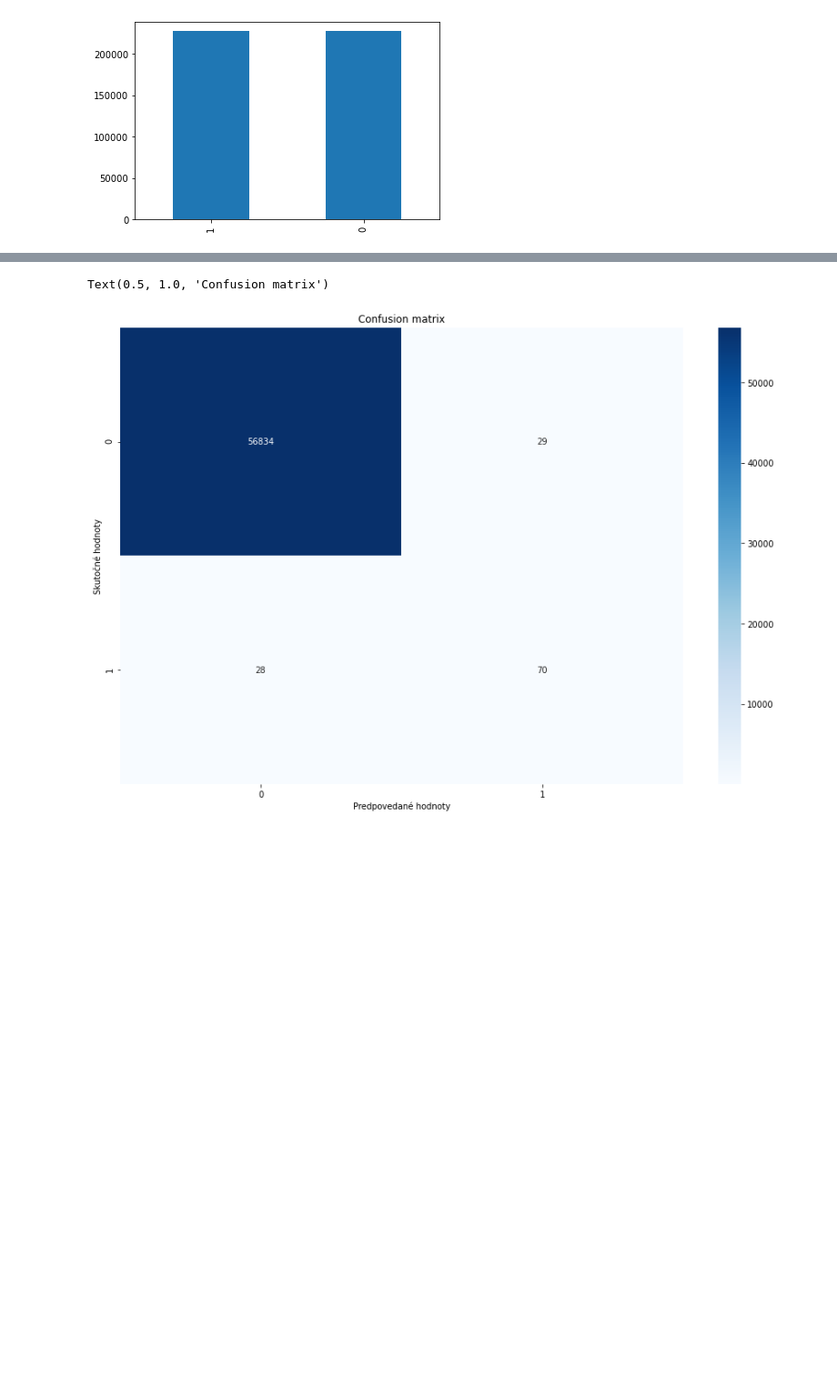
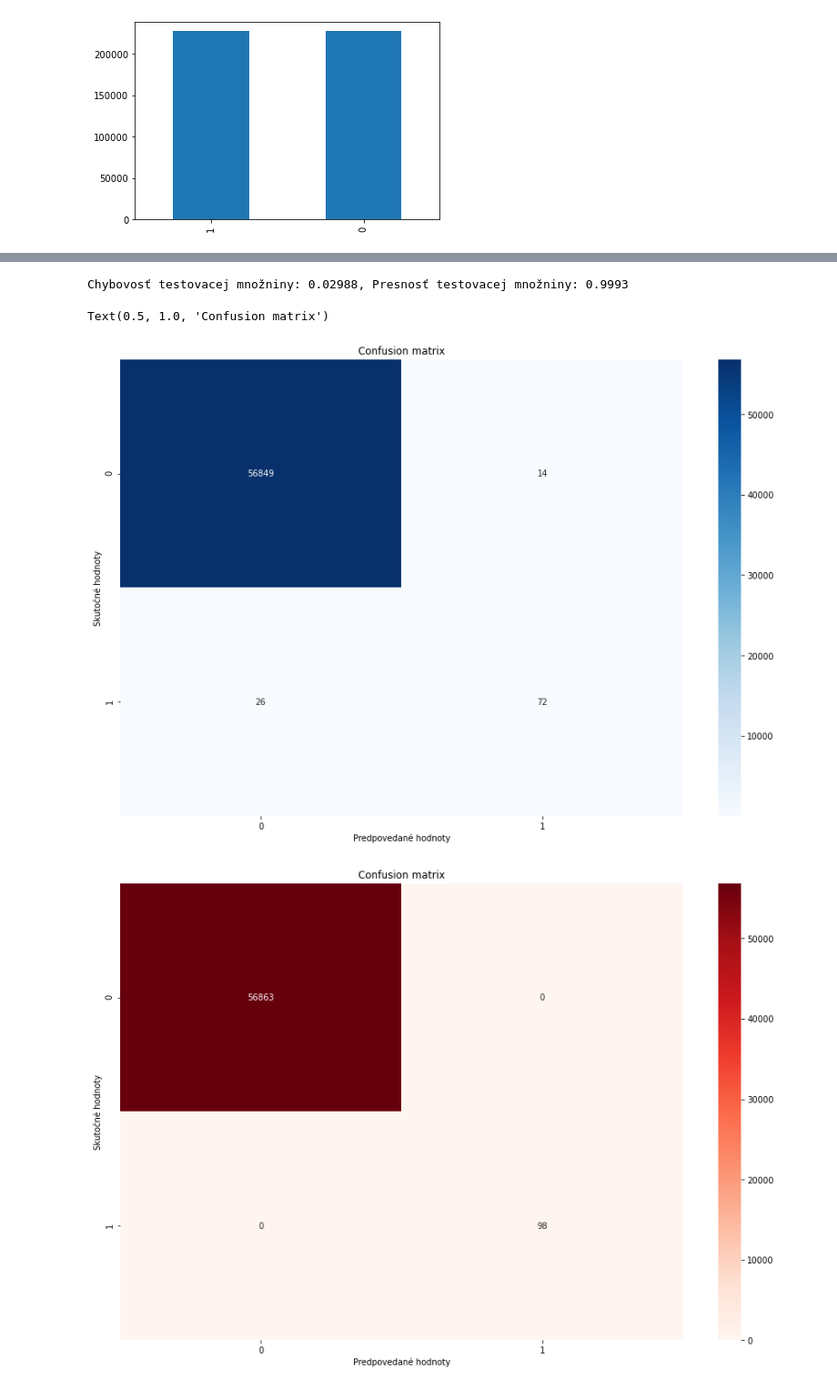
Before and after one commit to wasted258/Slovak_NS2021, a Jupyter notebook: Slovak_Neuronove.ipynb, the cells around one changed output, grey strips where cells are left out. Shown at 91% size. Cells and saved outputs as stored; diff of their text form; code cells hidden in the pictures; blank space fills up the shorter version.

Commit message:
Added another confusion matrix and Finished NN

```diff
--- a/Slovak_Neuronove.ipynb
+++ b/Slovak_Neuronove.ipynb
@@ -256,3 +258,8 @@ plt.show()
+# %%
+test_loss, test_acc = oversample_model.evaluate(original_Xtest, original_ytest, verbose = 0)
+print("Chybovosť testovacej množniny: {}, Presnosť testovacej množniny: {}".format(round(test_loss, 5), round(test_acc, 5)))
+# %% [output]
+Chybovosť testovacej množniny: 0.02988, Presnosť testovacej množniny: 0.9993
 # %%
 oversample_predictions = oversample_model.predict(original_Xtest, batch_size=200, verbose=0)
 # %%
@@ -260,16 +267,25 @@ oversample_fraud_predictions = oversample_model.predict_classes(original_Xtest,
 # %%
 import itertools
 from sklearn.metrics import confusion_matrix
+
+# Vyzualizacia dat a porovnanie našej oversampled matice a matice so 100% presnostou
 
 oversample_smote = confusion_matrix(original_ytest, oversample_fraud_predictions)
 actual_cm = confusion_matrix(original_ytest, original_ytest)
 # dorobit labels = ['No Fraud', 'Fraud']
 
 fig, ax = plt.subplots(figsize = (15, 10))
 ax = sns.heatmap(oversample_smote, annot=True, fmt='d', ax=ax, cmap="Blues")
 ax.set_xlabel('Predpovedané hodnoty')
 ax.set_ylabel('Skutočné hodnoty')
 ax.set_title('Confusion matrix')
+
+fig, ax = plt.subplots(figsize = (15, 10))
+ax = sns.heatmap(actual_cm, annot=True, fmt='d', ax=ax, cmap="Reds")
+ax.set_xlabel('Predpovedané hodnoty')
+ax.set_ylabel('Skutočné hodnoty')
+ax.set_title('Confusion matrix')
 # %% [output]
 Text(0.5, 1.0, 'Confusion matrix')
 [figure]
+[figure, added]
```
Also changed, not shown: parts of 13 cells of this notebook.
